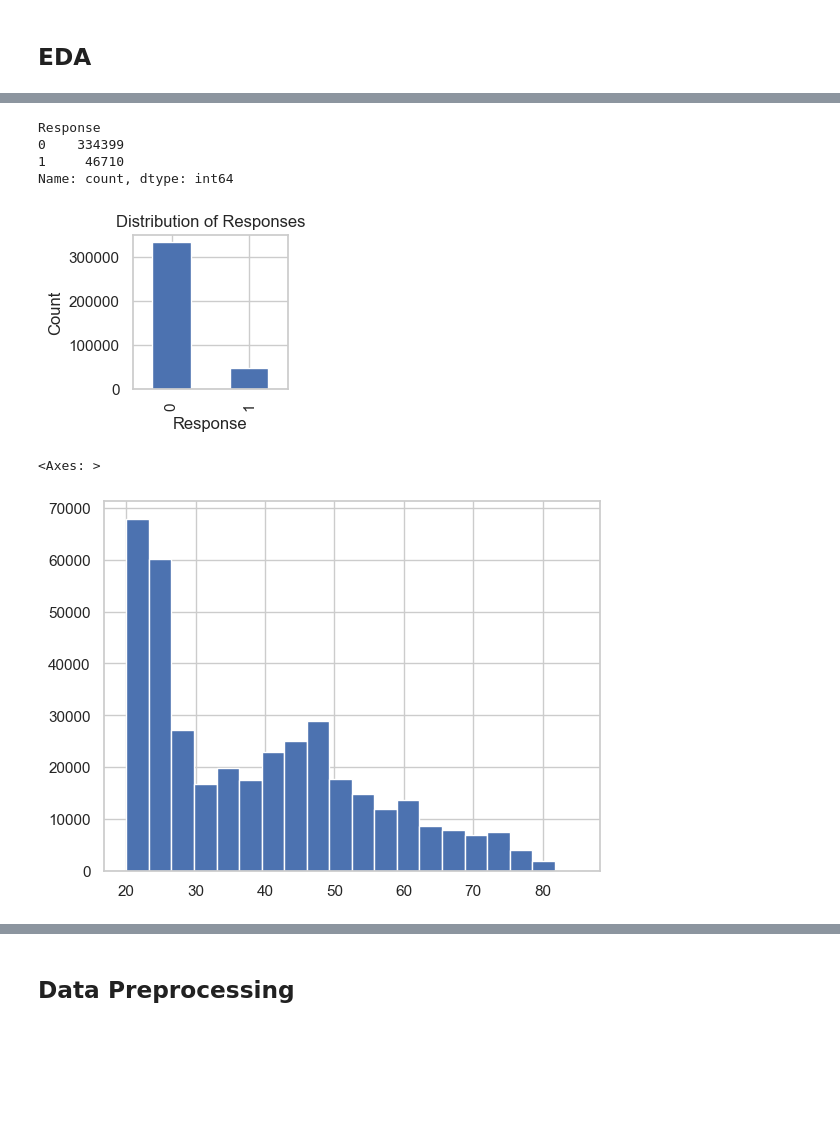
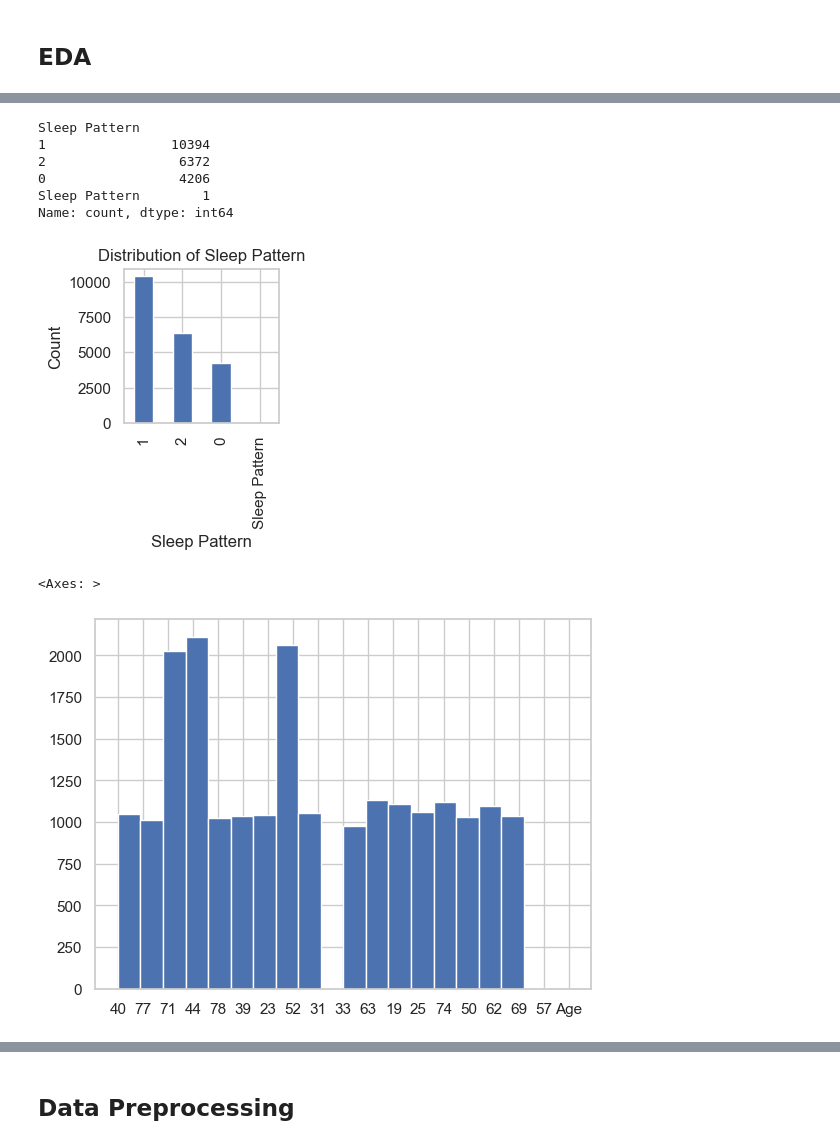
Before and after one commit to nsgowebjavaprog/NS-Davakhane, a Jupyter notebook: notebook/exp-notebook.ipynb, the cells around one changed output, grey strips where cells are left out. Cells and saved outputs as stored; diff of their text form; code cells hidden in the pictures; blank space fills up the shorter version.

```diff
--- a/notebook/exp-notebook.ipynb
+++ b/notebook/exp-notebook.ipynb
@@ -89,6 +108,6 @@ warnings.filterwarnings("ignore")
 # %% [markdown]
 ## Import Dataset
 # %%
-df = pd.read_csv("data.csv")
+df = pd.read_csv("dataset.csv")
 df.head()
 # %% [output]
@@ -171,34 +175,36 @@ df.describe()
 # %%
 # checking distribution for target column
-df['Response'].value_counts()
+df['Sleep Pattern'].value_counts()
 # %% [output]
-Response
-0    334399
-1     46710
+Sleep Pattern
+1                10394
+2                 6372
+0                 4206
+Sleep Pattern        1
 Name: count, dtype: int64
 # %%
-value_counts = df['Response'].value_counts()
+value_counts = df['Sleep Pattern'].value_counts()
 
 plt.figure(figsize=(2, 2))
 
 # Create the bar plot
 value_counts.plot(kind='bar')
 
 # Customize the plot (optional)
-plt.xlabel('Response')
+plt.xlabel('Sleep Pattern')
 plt.ylabel('Count')
-plt.title('Distribution of Responses')
+plt.title('Distribution of Sleep Pattern')
 
 # Show the plot
 plt.show()
 # %% [output]
-[figure, old version]
+[figure, new version]
 # %%
 # checking distribution for age col
 df['Age'].hist(bins=20)
 # %% [output]
 <Axes: >
-[figure, old version]
+[figure, new version]
 # %%
 # Scatter Plot
 plt.figure(figsize=(6, 4))
```
Also changed, not shown: parts of 35 cells of this notebook, 2 other files.
